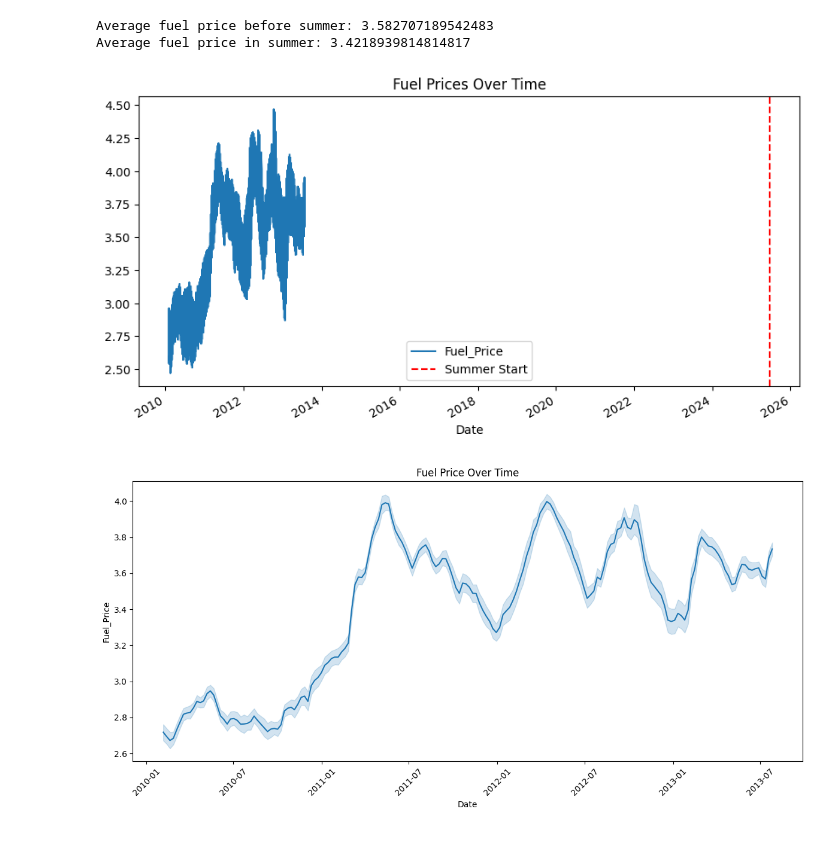
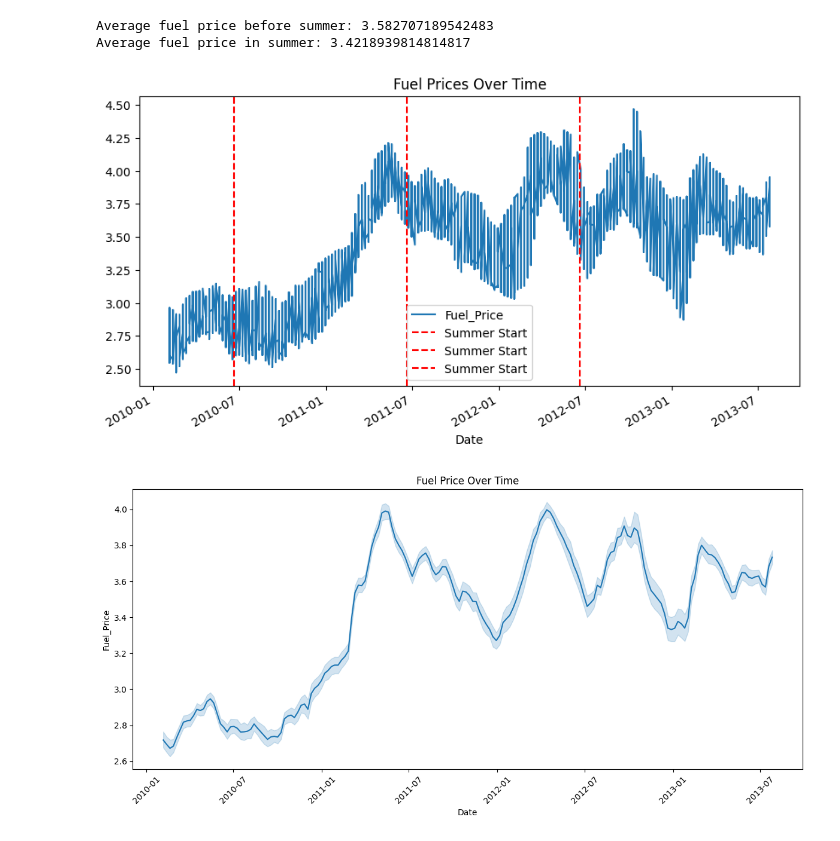
Before and after one commit to AjayChohan1/Retail-Sales-Analysis, a Jupyter notebook: jupyter_notebooks/DataVisualisation.ipynb, the cells around one changed output. Drawn from its saved outputs; the diff is of its cells as text; code cells hidden in the pictures.

Commit message:
feat: add new details to the etl pipeline which include comments for each code and adjust data visualisation file fuel price summer time chart

```diff
--- a/jupyter_notebooks/DataVisualisation.ipynb
+++ b/jupyter_notebooks/DataVisualisation.ipynb
@@ -37,12 +37,14 @@ Average fuel price in summer: 3.4218939814814817
 # %%
 import matplotlib.pyplot as plt
 
 df.set_index('Date')['Fuel_Price'].plot(figsize=(10,5), title="Fuel Prices Over Time")
-plt.axvline(pd.to_datetime("2025-06-21"), color="red", linestyle="--", label="Summer Start")
+plt.axvline(pd.to_datetime("2011-06-21"), color="red", linestyle="--", label="Summer Start")
+plt.axvline(pd.to_datetime("2012-06-21"), color="red", linestyle="--", label="Summer Start")
+plt.axvline(pd.to_datetime("2010-06-21"), color="red", linestyle="--", label="Summer Start")
 plt.legend()
 plt.show()
 # %% [output]
-[figure, old version]
+[figure, new version]
 # %%
 import seaborn as sns
 plt.figure(figsize=(12,6))
```
Also changed, not shown: parts of 2 cells of this notebook, 1 other file.
